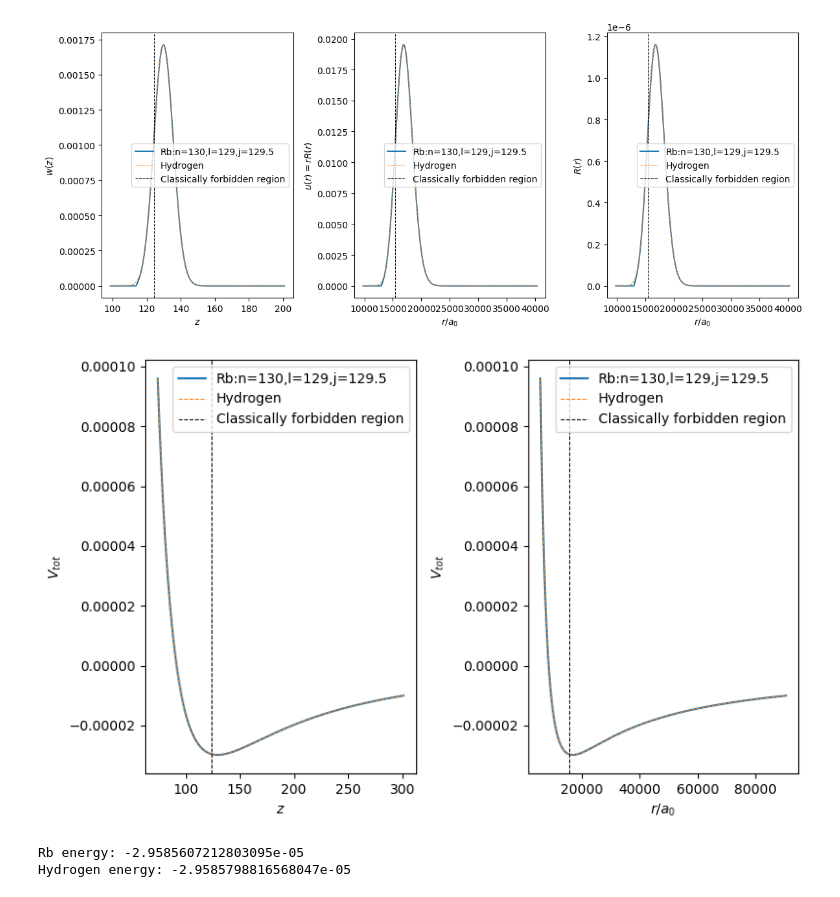
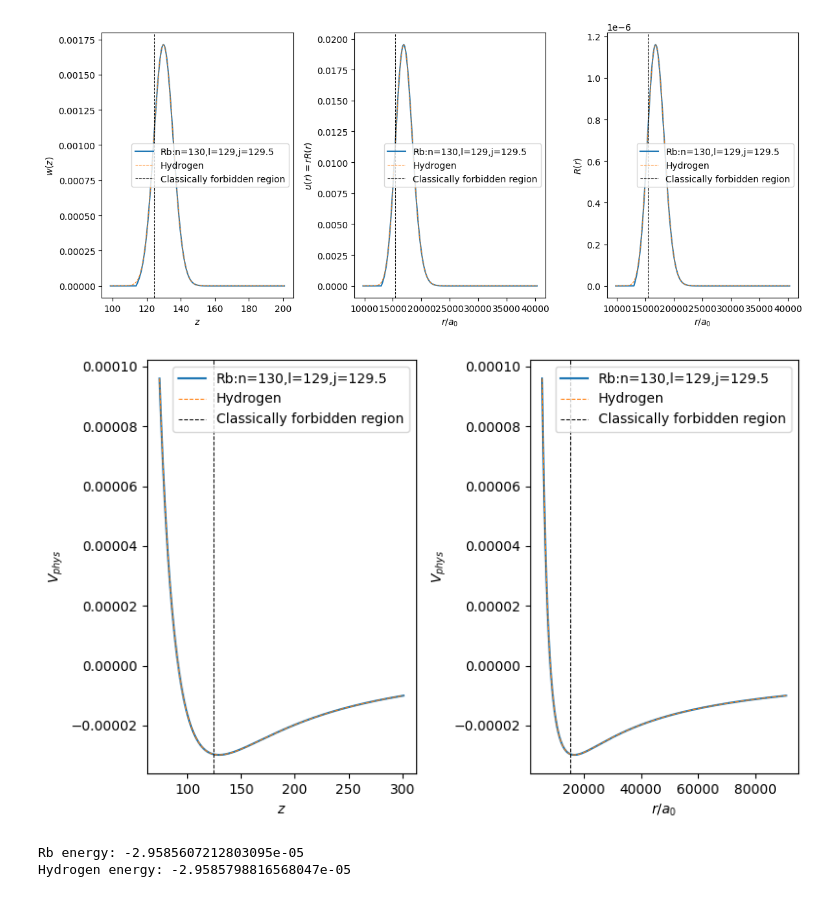
Before and after one commit to pairinteraction/ryd-numerov, a Jupyter notebook: docs/examples/rubidium_wavefunction.ipynb, the cells around one changed output. Cells and saved outputs as stored; diff of their text form; code cells hidden in the pictures.

Commit message:
improve rydberg.py

```diff
--- a/docs/examples/rubidium_wavefunction.ipynb
+++ b/docs/examples/rubidium_wavefunction.ipynb
@@ -23,4 +23,4 @@ INFO rydberg.py: xmin=9762.8773621287 was not chosen good (sum_small_z=0.9333542
 INFO rydberg.py: The wavefunction is negative at the inner boundary, setting all initial negative values to 0.
 # %%
-hydrogen = RydbergState("H", n=atom.n, l=atom.l, j=atom.j, steps=atom.steps)
+hydrogen = RydbergState("H", n=atom.n, l=atom.l, j=atom.j, add_spin_orbit=False)
 hydrogen.integrate()
@@ -57,32 +60,32 @@ plt.show()
 # %%
 label = f"{atom.species}:n={atom.n},l={atom.l},j={atom.j}"
 fig, axs = plt.subplots(1, 2, figsize=(8, 5))
 new_z_list = np.linspace(0.75 * np.sqrt(atom.xmin), 1.5 * np.sqrt(atom.xmax), 10_000)
 new_x_list = np.power(new_z_list, 2)
-atom_V_Tot = atom.calc_V_tot(new_z_list)
-hydrogen_V_Tot = hydrogen.calc_V_tot(new_z_list)
+atom_V_phys = atom.calc_V_phys(new_z_list)
+hydrogen_V_phys = hydrogen.calc_V_phys(new_z_list)
 
-axs[0].plot(new_z_list, atom_V_Tot, "C0-", label=label)
-axs[0].plot(new_z_list, hydrogen_V_Tot, "C1--", lw=0.75, label="Hydrogen")
+axs[0].plot(new_z_list, atom_V_phys, "C0-", label=label)
+axs[0].plot(new_z_list, hydrogen_V_phys, "C1--", lw=0.75, label="Hydrogen")
 axs[0].axvline(classical_zmin, color="k", ls="--", lw=0.75, label="Classically forbidden region")
 axs[0].set_xlabel(r"$z$")
-axs[0].set_ylabel(r"$V_{tot}$")
+axs[0].set_ylabel(r"$V_{phys}$")
 axs[0].legend()
 
-axs[1].plot(new_x_list, atom_V_Tot, "C0-", label=label)
-axs[1].plot(new_x_list, hydrogen_V_Tot, "C1--", lw=0.75, label="Hydrogen")
+axs[1].plot(new_x_list, atom_V_phys, "C0-", label=label)
+axs[1].plot(new_x_list, hydrogen_V_phys, "C1--", lw=0.75, label="Hydrogen")
 axs[1].axvline(classical_zmin**2, color="k", ls="--", lw=0.75, label="Classically forbidden region")
 axs[1].set_xlabel(r"$r / a_0$")
-axs[1].set_ylabel(r"$V_{tot}$")
+axs[1].set_ylabel(r"$V_{phys}$")
 axs[1].legend()
 
 
 fig.tight_layout()
 plt.show()
 
 print(f"{atom.species} energy: {atom.energy}")
 print(f"Hydrogen energy: {hydrogen.energy}")
 # %% [output]
-[figure, old version]
+[figure, new version]
 Rb energy: -2.9585607212803095e-05
 Hydrogen energy: -2.9585798816568047e-05
```
Also changed, not shown: parts of 3 cells of this notebook, 2 other files.
